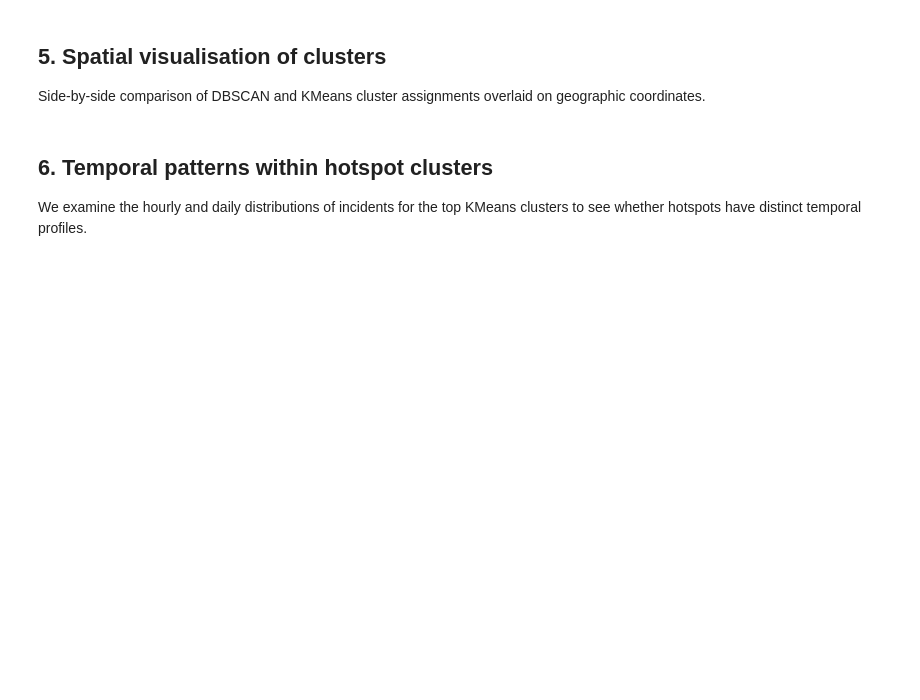
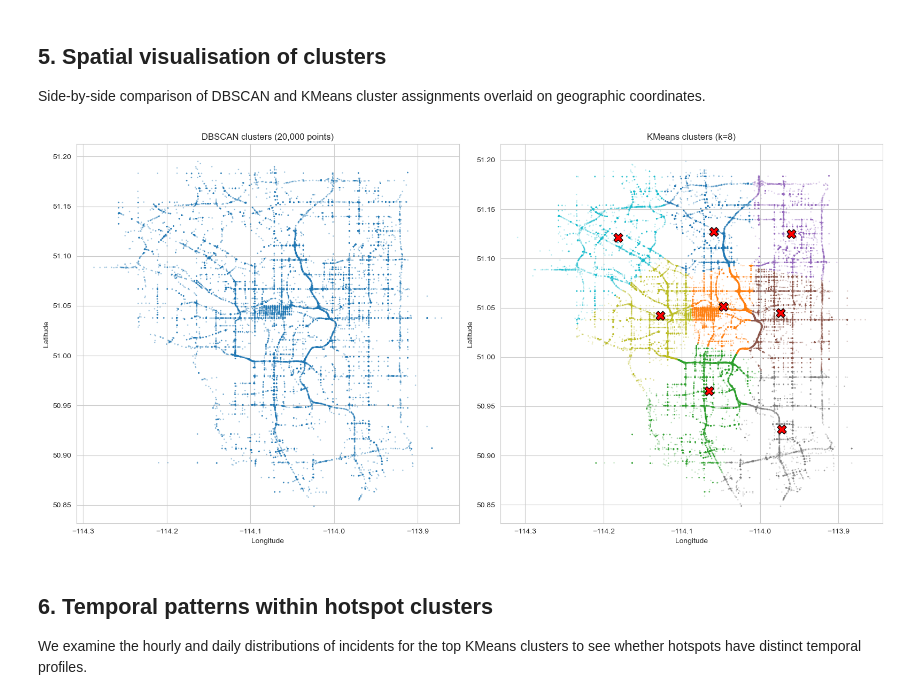
Before and after one commit to guydev42/calgary-data-portfolio, a Jupyter notebook: project_03_traffic_incident_hotspots/notebooks/04_evaluation.ipynb, the cells around one changed output. Saved outputs shown, nothing was run; the diff lists cells and outputs as text; code cells hidden in the pictures; blank space fills up the shorter version.

```diff
--- a/project_03_traffic_incident_hotspots/notebooks/04_evaluation.ipynb
+++ b/project_03_traffic_incident_hotspots/notebooks/04_evaluation.ipynb
@@ -40,9 +40,19 @@ else:
 
 coords = create_clustering_features(df)
 
+# Subsample for DBSCAN to avoid MemoryError
+MAX_DBSCAN_SAMPLES = 20000
+rng = np.random.RandomState(42)
+if len(coords) > MAX_DBSCAN_SAMPLES:
+    dbscan_idx = rng.choice(len(coords), size=MAX_DBSCAN_SAMPLES, replace=False)
+    coords_dbscan = coords[dbscan_idx]
+else:
+    coords_dbscan = coords
+    dbscan_idx = np.arange(len(coords))
+
 # Re-fit clusters
 analyzer = SpatialClusterAnalyzer()
-dbscan_labels = analyzer.fit_dbscan(coords, eps=0.005, min_samples=10)
+dbscan_labels = analyzer.fit_dbscan(coords_dbscan, eps=0.005, min_samples=10)
 kmeans_labels = analyzer.fit_kmeans(coords, n_clusters=8)
 
 # Re-fit classifiers
@@ -51,5 +61,5 @@ classifier = IncidentClassifier(random_state=42)
 clf_results = classifier.train_and_evaluate(X_clf, y_clf)
 
 print(f'Data: {len(df):,} incidents')
-print(f'DBSCAN clusters: {len(set(dbscan_labels)) - (1 if -1 in dbscan_labels else 0)}')
+print(f'DBSCAN clusters: {len(set(dbscan_labels)) - (1 if -1 in dbscan_labels else 0)} (on {len(coords_dbscan):,} subsampled points)')
 print(f'KMeans clusters: 8')
@@ -133,28 +214,30 @@ on geographic coordinates.
 # %%
 fig, axes = plt.subplots(1, 2, figsize=(16, 8))
 
-# DBSCAN
+# DBSCAN (subsampled)
 noise_mask = dbscan_labels == -1
-axes[0].scatter(coords[noise_mask, 1], coords[noise_mask, 0], s=0.3, alpha=0.1, c='gray')
-sc = axes[0].scatter(coords[~noise_mask, 1], coords[~noise_mask, 0], s=1, alpha=0.3,
+axes[0].scatter(coords_dbscan[noise_mask, 1], coords_dbscan[noise_mask, 0], s=0.3, alpha=0.1, c='gray')
+sc = axes[0].scatter(coords_dbscan[~noise_mask, 1], coords_dbscan[~noise_mask, 0], s=1, alpha=0.3,
                      c=dbscan_labels[~noise_mask], cmap='tab20')
-axes[0].set_title('DBSCAN clusters', fontsize=12)
+axes[0].set_title(f'DBSCAN clusters ({len(coords_dbscan):,} points)', fontsize=12)
 axes[0].set_xlabel('Longitude')
 axes[0].set_ylabel('Latitude')
 
-# KMeans
+# KMeans (full dataset)
 axes[1].scatter(coords[:, 1], coords[:, 0], s=1, alpha=0.2,
                 c=kmeans_labels, cmap='tab10')
 centers = analyzer.get_cluster_centers('kmeans')
 if centers is not None:
     axes[1].scatter(centers[:, 1], centers[:, 0], s=150, c='red',
                     marker='X', edgecolors='black', linewidths=1)
 axes[1].set_title('KMeans clusters (k=8)', fontsize=12)
 axes[1].set_xlabel('Longitude')
 axes[1].set_ylabel('Latitude')
 
 plt.tight_layout()
 plt.show()
+# %% [output]
+[figure, added]
 # %% [markdown]
 ## 6. Temporal patterns within hotspot clusters
 
```
Also changed, not shown: parts of 9 cells of this notebook, 30 other files.
